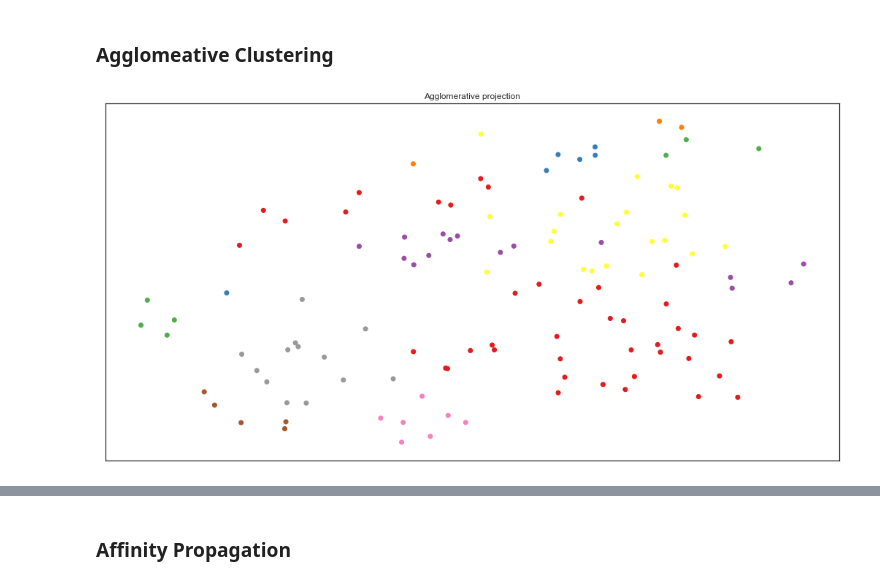
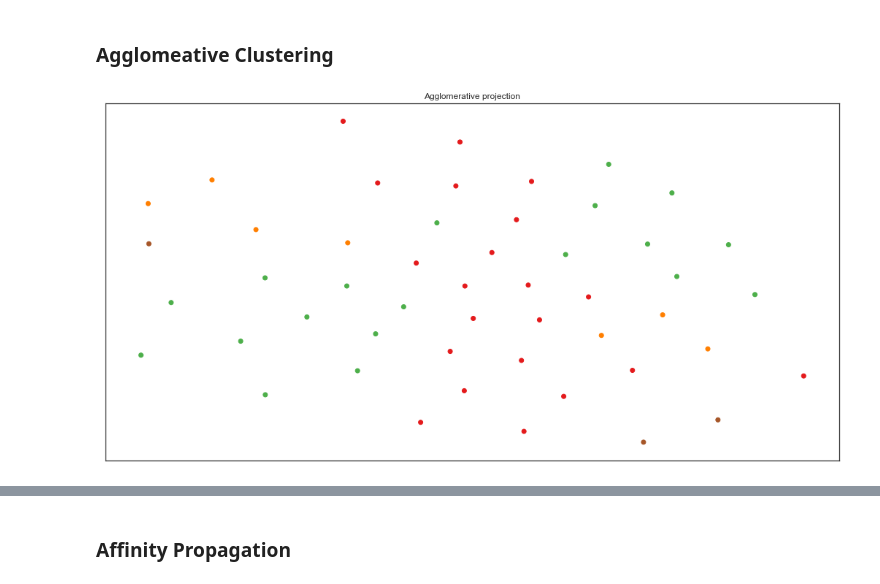
Before and after one commit to SidTheKid007/NBARookieAnalysis, a Jupyter notebook: 2019 College Clustering.ipynb, the cells around one changed output, grey strips where cells are left out. Cells and saved outputs as stored; diff of their text form; code cells hidden in the pictures.

```diff
--- a/2019 College Clustering.ipynb
+++ b/2019 College Clustering.ipynb
@@ -3,6 +3,8 @@ import pandas as pd
 import numpy as np
 from sklearn.metrics import r2_score
 import matplotlib.pyplot as plt
-df = pd.read_csv('2019DraftClass.csv')
+df = pd.read_csv('CollegeRookieStatLog5.csv')
+df = df[df['Year'] == 2019]
+df = df.drop(['NBATRB', 'NBAAST', 'NBASTL', 'NBABLK','NBAPTS', 'Pk', 'Year', 'Pos', '#', 'Wins', 'Losses', 'Pts', 'Rbds','Unnamed: 0','Offense', 'Defense', 'Diff'], axis=1)
 df.head()
 # %% [output]
@@ -134,10 +137,10 @@ df4[df4['label'] == labnum]
 ### Agglomeative Clustering
 # %%
 from sklearn.cluster import AgglomerativeClustering
-cluster = AgglomerativeClustering(n_clusters=10).fit(df2.values)
-plot_embedding(subSpace, cluster.labels_, 'Agglomerative projection',10)
+cluster = AgglomerativeClustering(n_clusters=4).fit(df2.values)
+plot_embedding(subSpace, cluster.labels_, 'Agglomerative projection',4)
 # %% [output]
-[figure, old version]
+[figure, new version]
 # %%
 df4 = df2.copy(deep=True)
 df4['label'] = cluster.labels_
```
Also changed, not shown: parts of 11 cells of this notebook.
